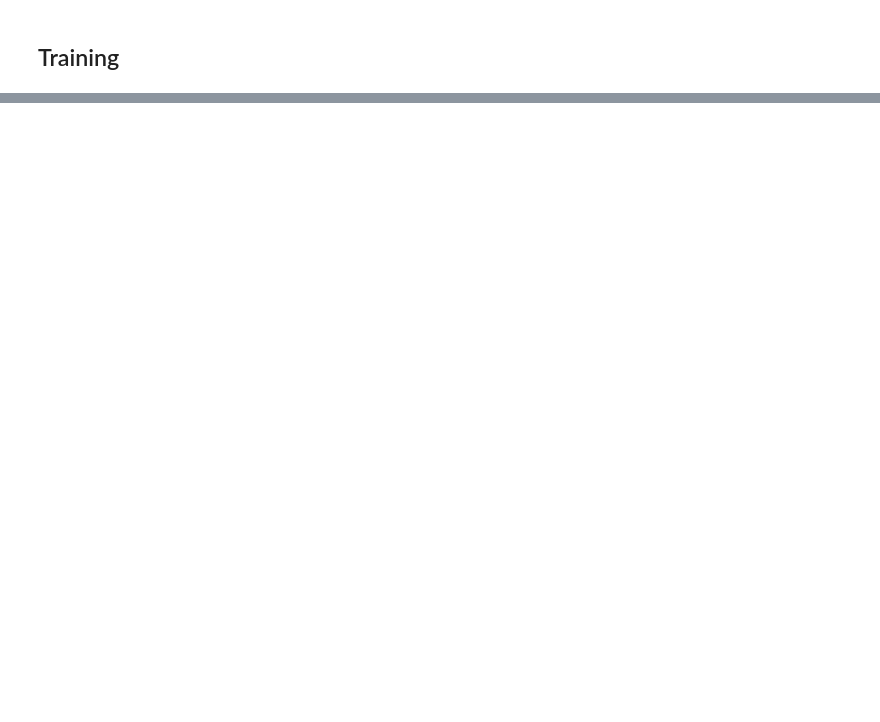
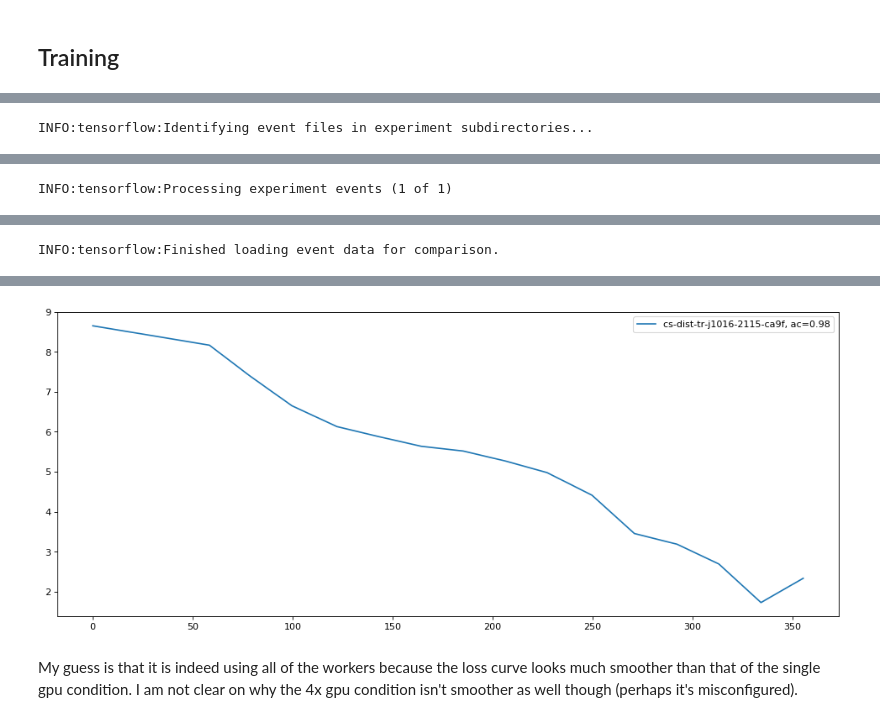
Before and after one commit to cwbeitel/tk, a Jupyter notebook: docs/cs_multi_problem_single_net.ipynb, the cells around one changed output, grey strips where cells are left out. Drawn from its saved outputs; the diff is of its cells as text; code cells hidden in the pictures; blank space fills up the shorter version.

```diff
--- a/docs/cs_multi_problem_single_net.ipynb
+++ b/docs/cs_multi_problem_single_net.ipynb
@@ -313,0 +520,5 @@ show_experiment_loss(experiment_data)
+# %%
+experiment_data = event_data_for_comparison("gs://kubeflow-rl-checkpoints/comparisons/cs-dist-tr*")
+show_experiment_loss(experiment_data)
+# %% [output]
+INFO:tensorflow:Identifying event files in experiment subdirectories...
@@ -313,0 +526 @@ show_experiment_loss(experiment_data)
+INFO:tensorflow:Processing experiment events (1 of 1)
@@ -313,0 +528 @@ show_experiment_loss(experiment_data)
+INFO:tensorflow:Finished loading event data for comparison.
@@ -313,0 +530,3 @@ show_experiment_loss(experiment_data)
+[figure, added]
+# %% [markdown]
+My guess is that it is indeed using all of the workers because the loss curve looks much smoother than that of the single gpu condition. I am not clear on why the 4x gpu condition isn't smoother as well though (perhaps it's misconfigured).
```
Also changed, not shown: parts of 24 cells of this notebook, 3 other files.
